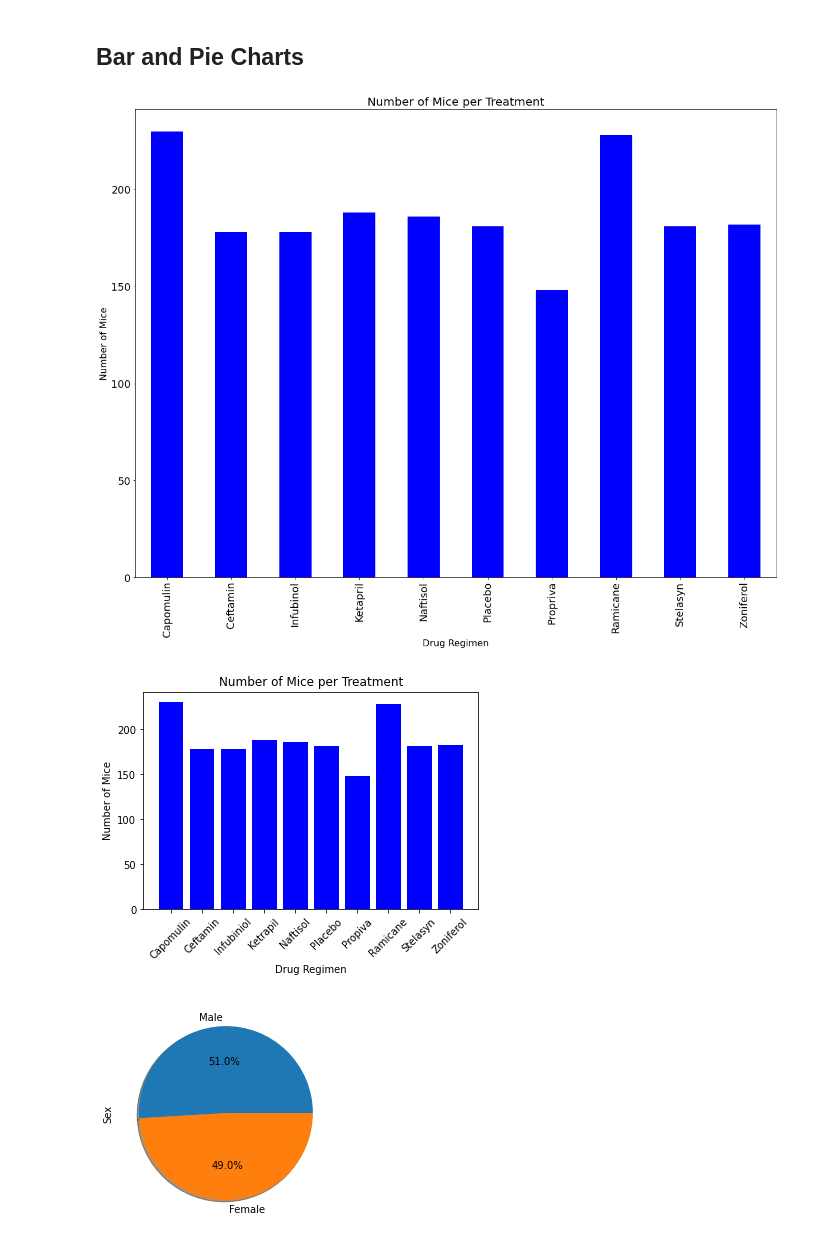
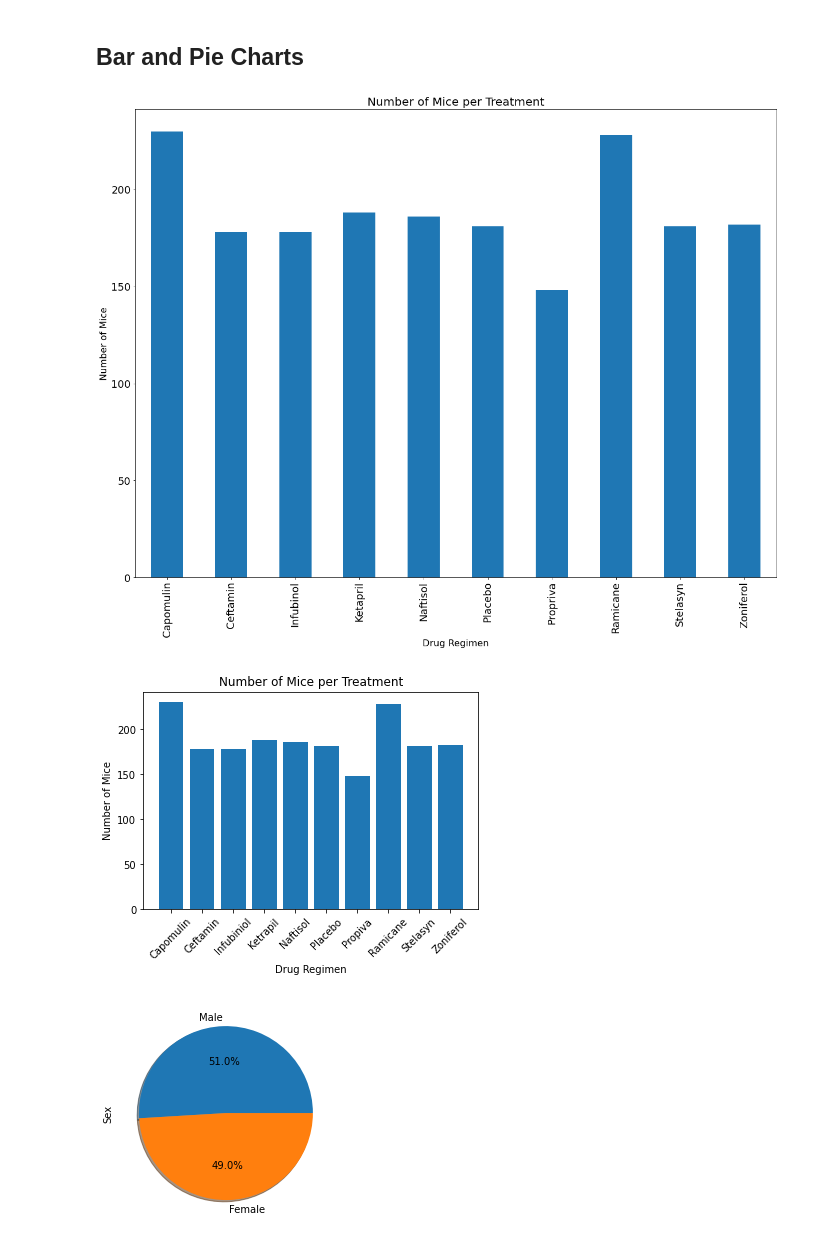
Before and after one commit to NoniBell/pyPharm-challenge, a Jupyter notebook: pymaceuticals_starter.ipynb, the cells around one changed output. Cells and saved outputs as stored; diff of their text form; code cells hidden in the pictures.

```diff
--- a/pymaceuticals_starter.ipynb
+++ b/pymaceuticals_starter.ipynb
@@ -133,29 +133,29 @@ agg_table
 mice_groups = cleaned_mousedata.groupby('Drug Regimen')['Mouse ID'].count()
 
 #plot bar
-mice_groups.plot.bar(figsize=(20,15), color='blue', fontsize=18, align='center')
+mice_groups.plot.bar(figsize=(20,15), fontsize=18, align='center')
 plt.xlabel('Drug Regimen', fontsize=16)
 plt.ylabel('Number of Mice', fontsize=16)
 plt.title('Number of Mice per Treatment', fontsize=20);
 # %% [output]
-[figure, old version]
+[figure, new version]
 # %%
 # Generate a bar plot showing the total number of measurements taken on each drug regimen using pyplot.
 #list number of mice per regimen
 mice_list = cleaned_mousedata.groupby('Drug Regimen')['Mouse ID'].count().tolist()
 #create x-axis of length of drug regimens
 x_axis = np.arange(len(mice_list))
 #plot bar graph
-plt.bar(x_axis, mice_list, color='blue', align='center')
+plt.bar(x_axis, mice_list, align='center')
 # set x_axis ticks
 tick_locations = [value for value in x_axis]
 plt.xticks(tick_locations, ['Capomulin', 'Ceftamin', 'Infubiniol', 'Ketrapil', 'Naftisol', 'Placebo', 'Propiva', 'Ramicane', 'Stelasyn', 'Zoniferol'], rotation=45)
 # label axes and graph
 plt.title('Number of Mice per Treatment')
 plt.xlabel('Drug Regimen')
 plt.ylabel('Number of Mice');
 # %% [output]
-[figure, old version]
+[figure, new version]
 # %%
 # Generate a pie plot showing the distribution of female versus male mice using pandas
 cleaned_mousedata.Sex.value_counts().plot.pie(y='Sex', autopct="%1.1f%%", shadow=True);
```
Also changed, not shown: parts of 2 cells of this notebook.
